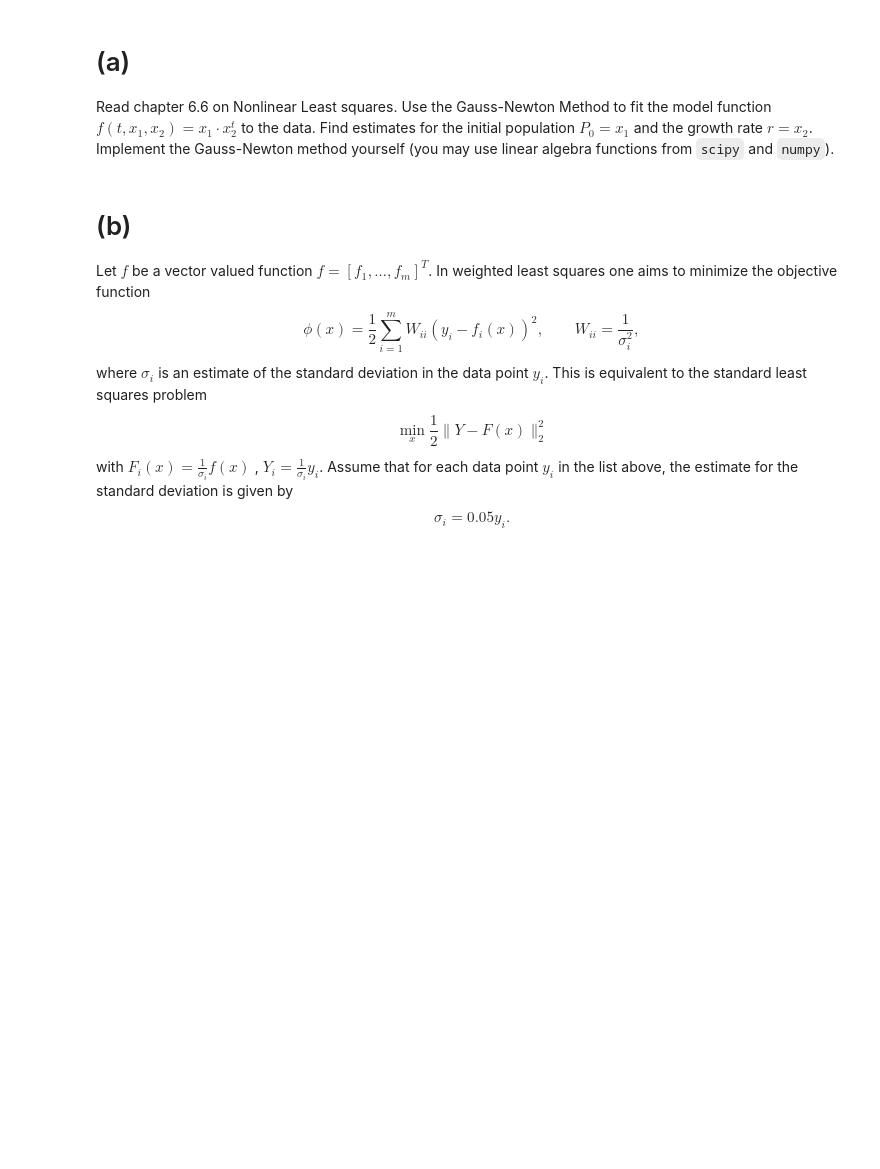
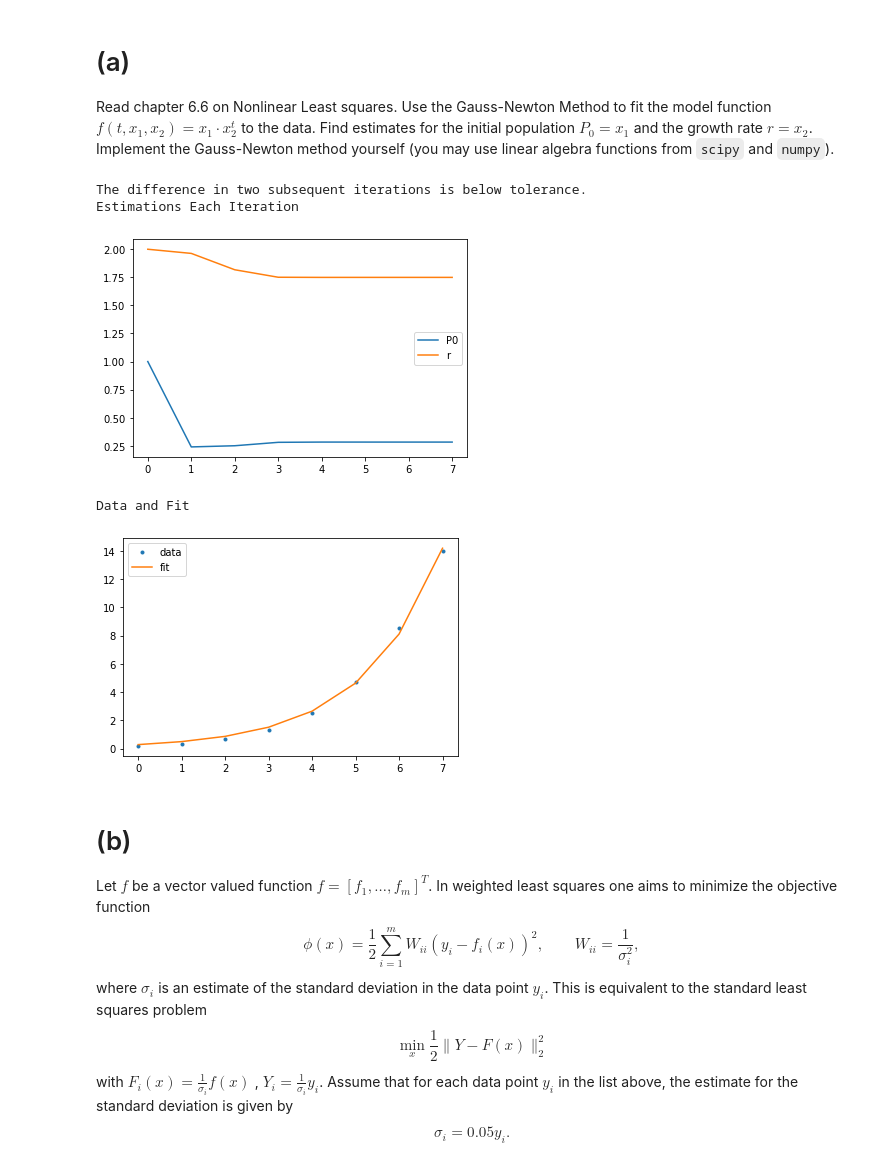
Before and after one commit to JaccovanWijk/NAHomework, a Jupyter notebook: Homework 5/Jacco.ipynb, the cells around one changed output. Drawn from its saved outputs; the diff is of its cells as text; code cells hidden in the pictures; blank space fills up the shorter version.

```diff
--- a/Homework 5/Jacco.ipynb
+++ b/Homework 5/Jacco.ipynb
@@ -13,6 +14,61 @@ data = np.array( [0.19, 0.36, 0.69, 1.3, 2.5, 4.7, 8.5, 14] )
 # %% [markdown]
 # (a)
 Read chapter 6.6 on Nonlinear Least squares. Use the Gauss-Newton Method to fit the model function $f(t, x_1, x_2) = x_1\!\cdot x_2^t$ to the data. Find estimates for the initial population $P_0=x_1$ and the growth rate $r=x_2$. Implement the Gauss-Newton method yourself (you may use linear algebra functions from `scipy` and `numpy`).
+# %%
+import numpy.linalg as la
+
+def f(t, x):
+    x1, x2 = x
+    return x1 * x2 ** t
+
+def residual(t, x, y):
+    fit = f(t, x)
+    return y - fit
+
+def J(t, x):
+    x1, x2 = x
+    return np.array([-x2 ** t, -x1 * (t * x2 **(t - 1))])
+
+def Gaus_Newton(t, x, y, iterations):
+    x_ks = [x]
+    for i in range(iterations):
+        s_k = la.lstsq(J(t, x_ks[-1]).T,-residual(t, x_ks[-1], y), rcond=None)[0]
+        x_ks.append(x_ks[-1] + s_k)
+
+        if la.norm(residual(t, x_ks[-1], y)) < 0.000001:
+            print("Size of function is below tolerance.")
+            break
+
+        if la.norm(x_ks[-1] - x_ks[-2]) < 0.000001:
+            print("The difference in two subsequent iterations is below tolerance.")
+            break
+
+    if len(x_ks) == iterations + 1:
+        print("The number of iterations was reached.")
+    return x_ks
+
+x0 = np.array([1.,2.])
+t = np.arange(len(data))
+x_fit = Gaus_Newton(t,x0,data,10)
+y_fit = f(t, x_fit[-1])
+
+print("Estimations Each Iteration")
+plt.plot([a[0] for a in x_fit], label="P0")
+plt.plot([a[1] for a in x_fit], label="r")
+plt.legend(loc=5)
+plt.show()
+
+print("Data and Fit")
+plt.plot(t, data, '.', label="data")
+plt.plot(t, y_fit, label="fit")
+plt.legend()
+plt.show()
+# %% [output]
+The difference in two subsequent iterations is below tolerance.
+Estimations Each Iteration
+[figure, added]
+Data and Fit
+[figure, added]
 # %% [markdown]
 # (b)
 Let $f$ be a vector valued function $f = [ f_1, \ldots, f_m ]^T$. In weighted least squares one aims to minimize the objective function
```
Also changed, not shown: parts of 3 cells of this notebook.
